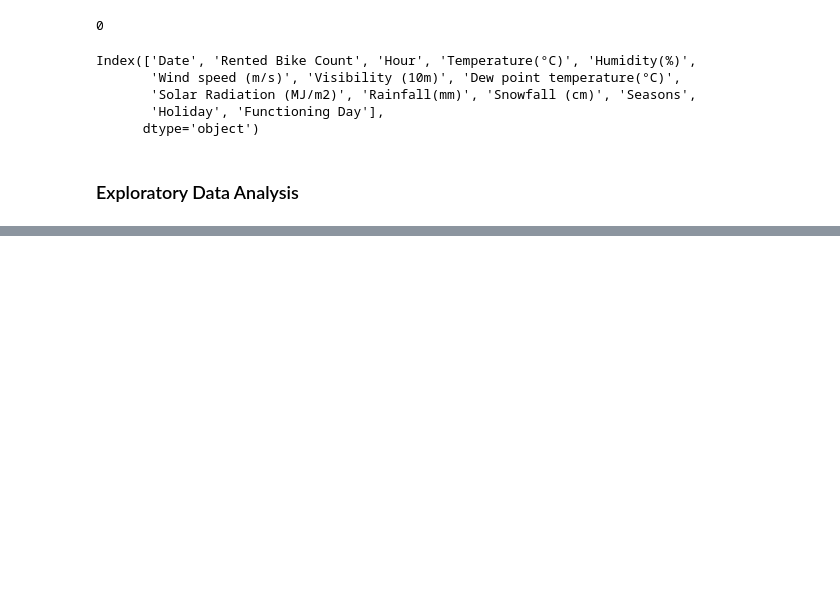
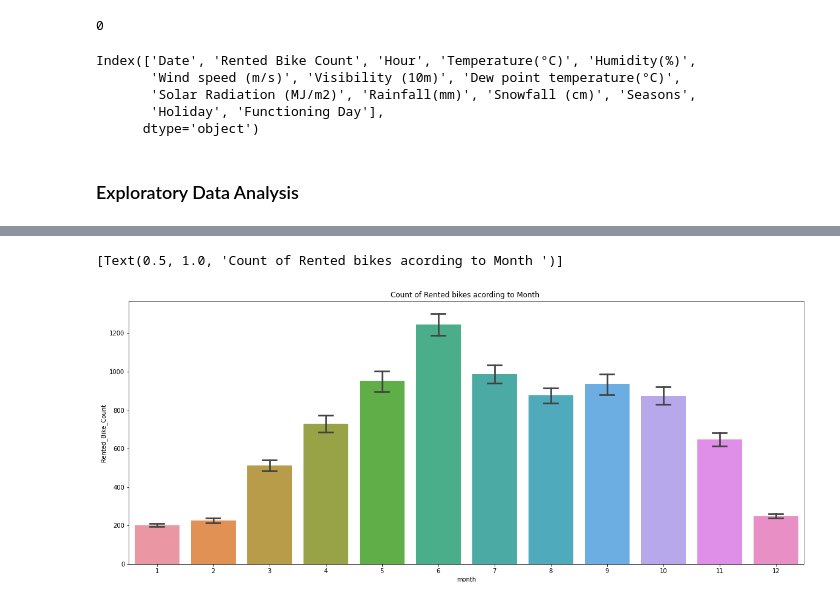
Before and after one commit to ajinkyajumde/SeoulBikeData, a Jupyter notebook: Bike_Sharing_Demand.ipynb, the cells around one changed output, grey strips where cells are left out. Cells and saved outputs as stored; diff of their text form; code cells hidden in the pictures; blank space fills up the shorter version.

```diff
--- a/Bike_Sharing_Demand.ipynb
+++ b/Bike_Sharing_Demand.ipynb
@@ -114,2 +151,9 @@ Index(['Date', 'Rented Bike Count', 'Hour', 'Temperature(°C)', 'Humidity(%)',
+# %%
+# splitting "Date" column into three other columns like "year","month","day".
+dataset['Date'] = dataset['Date'].apply(lambda x:dt.datetime.strptime(x,"%d/%m/%Y"))
+# %%
+dataset['year'] = dataset['Date'].dt.year
+dataset['month'] = dataset['Date'].dt.month
+dataset['day'] = dataset['Date'].dt.day_name()
 # %% [markdown]
 ### Exploratory Data Analysis
@@ -293,2 +159,0 @@ df_autox.rename(columns={'Rented Bike Count':'Bookings'},inplace=True)
-# %%
-dataset['Seasons'] = dataset.apply((lambda x : 1 if x['Seasons'] == 'Summer' else 2 if x['Seasons']=='Autumn' else 3 if x['Seasons']=='Spring' else 4),axis=1)
@@ -303,2 +159,0 @@ Name: Seasons, dtype: int64
-# %%
-dataset.rename(columns = {"Rented Bike Count":"Bookings"},inplace=True)
@@ -365,0 +160,7 @@ reg = LinearRegression().fit(X_train, y_train)
+# %%
+fig,ax=plt.subplots(figsize=(20,8))
+sns.barplot(data=dataset,x='month',y='Rented_Bike_Count',ax=ax,capsize=.25)
+ax.set(title='Count of Rented bikes acording to Month ')
+# %% [output]
+[Text(0.5, 1.0, 'Count of Rented bikes acording to Month ')]
+[figure, added]
```
Also changed, not shown: parts of 118 cells of this notebook.
